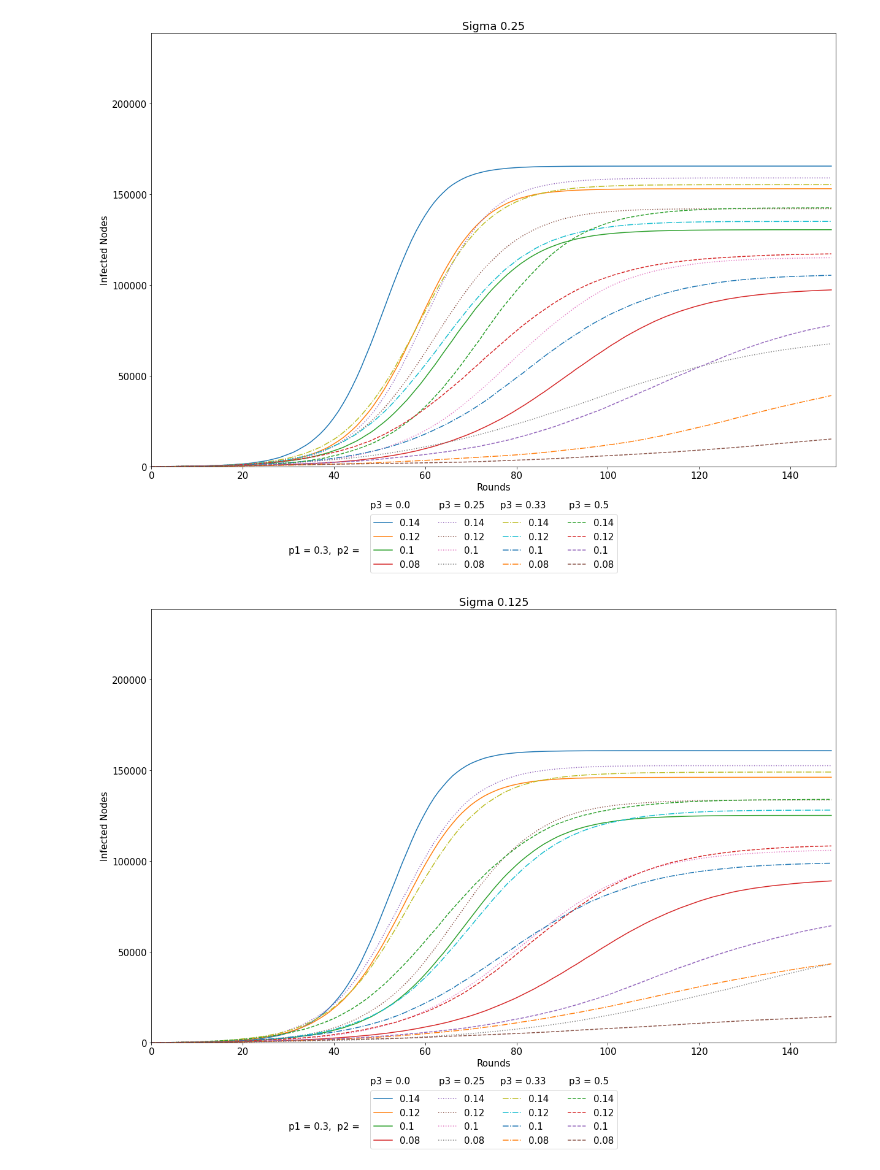
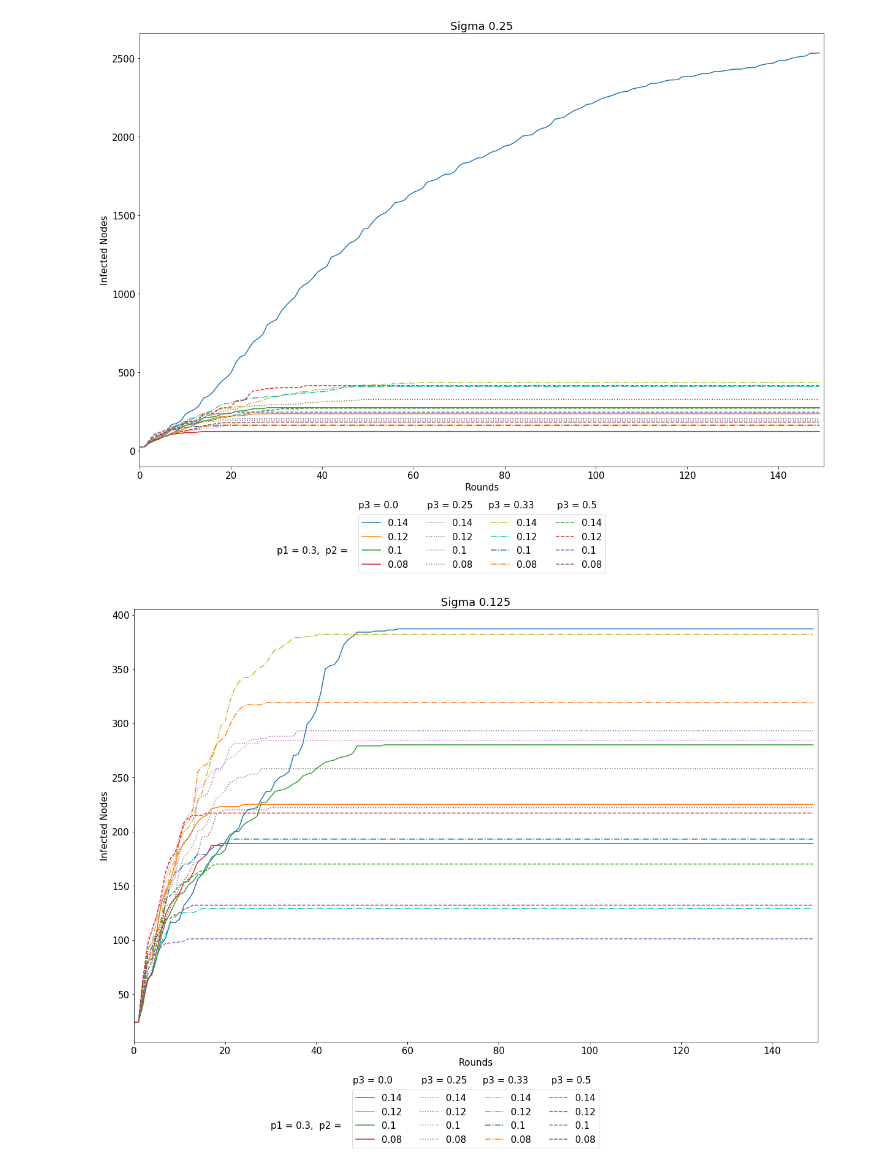
Before and after one commit to Flugstein/epsim, a Jupyter notebook: epsim_plot.ipynb, the cells around one changed output. Cells and saved outputs as stored; diff of their text form; code cells hidden in the pictures.

Commit message:
testing of children and family quarantine

```diff
--- a/epsim_plot.ipynb
+++ b/epsim_plot.ipynb
@@ -10,7 +10,8 @@ starttime = time.time()
 epsim_graph = EpsimGraph(k=100000, office_sigma=0.5)
 sim = Epsim()
 sim.init_from_dicts(epsim_graph.family_nbrs, epsim_graph.school_nbrs, epsim_graph.office_nbrs)
-sim.run_sim(sim_iters=200, family_spread_prob=0.3, school_office_spread_prob=0.1, immunize_prob=0.25)
+sim.run_sim(sim_iters=200, family_spread_prob=0.3, school_office_spread_prob=0.1, immunize_prob=0.25,\
+           testing_prob=0.95, quarantine_prob=0.25)
 print('runtime: {}s'.format(time.time() - starttime))
 # %% [output]
 creating graph with k=100000, office_sigma=0.5
@@ -32,6 +34,12 @@ office_sigmas = [0.5, 0.25, 0.125]
 family_spread_prob = 0.3
 school_office_spread_probs = [0.14, 0.12, 0.1, 0.08]
 immunize_probs = [0.0, 0.25, 1/3, 0.5]
+testing_probs = [0.95, 0.5]
+quarantine_probs = [0.25, 0.5]
+
+#todo: simulate variations of testing and quarantine probs
+testing_prob = testing_probs[0]
+quarantine_prob = quarantine_probs[0]
 
 results = {}
 for office_sigma in office_sigmas:
@@ -46,7 +54,7 @@ for office_sigma in office_sigmas:
     sim.init_from_dicts(epsim_graph.family_nbrs, epsim_graph.school_nbrs, epsim_graph.office_nbrs)
     for school_office_spread_prob in school_office_spread_probs:
         for immunize_prob in immunize_probs:
-            x_rounds, y_num_infected = sim.run_sim(sim_iters, family_spread_prob, school_office_spread_prob, immunize_prob)
+            x_rounds, y_num_infected = sim.run_sim(sim_iters, family_spread_prob, school_office_spread_prob, immunize_prob, testing_prob, quarantine_prob)
             results[office_sigma][immunize_prob][school_office_spread_prob] = (x_rounds, y_num_infected)
 print('runtime: {}s'.format(time.time() - starttime))
 # %% [output]
@@ -73,7 +81,7 @@ linestyles = ['solid', 'dotted', 'dashdot', 'dashed']
 
 for office_sigma in office_sigmas:
     fig, axs = plt.subplots(figsize=(20,13))
-    axs.set_ylim(top=238640)
+    #axs.set_ylim(top=238640)
     axs.set_xlim(0, 150)
     for i, immunize_prob in enumerate(immunize_probs):
         for school_office_spread_prob in school_office_spread_probs:
@@ -92,2 +100,2 @@ for office_sigma in office_sigmas:
-[figure, old version]
+[figure, new version]
-[figure, old version]
+[figure, new version]
```
Also changed, not shown: parts of 3 cells of this notebook, 1 other file.
